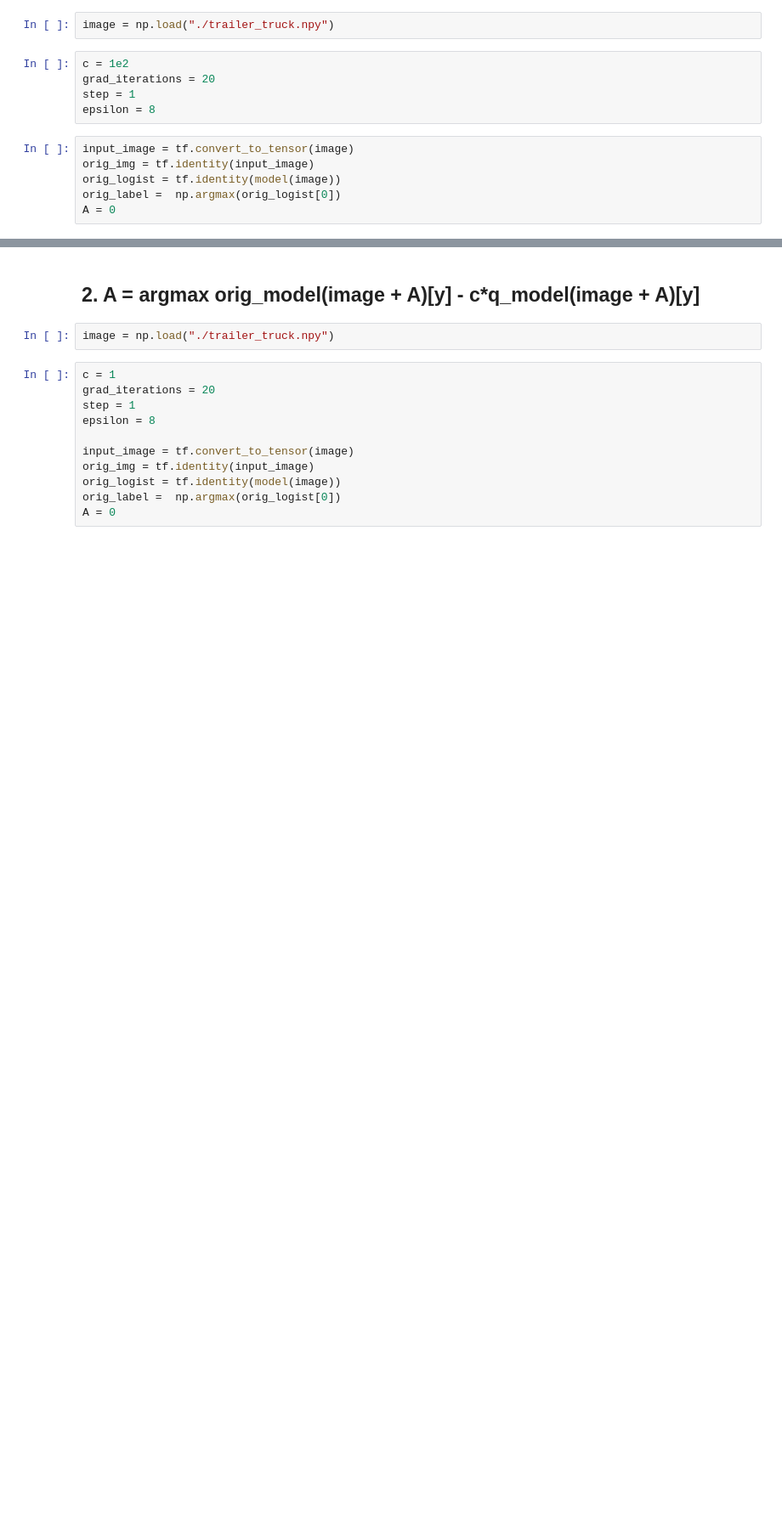
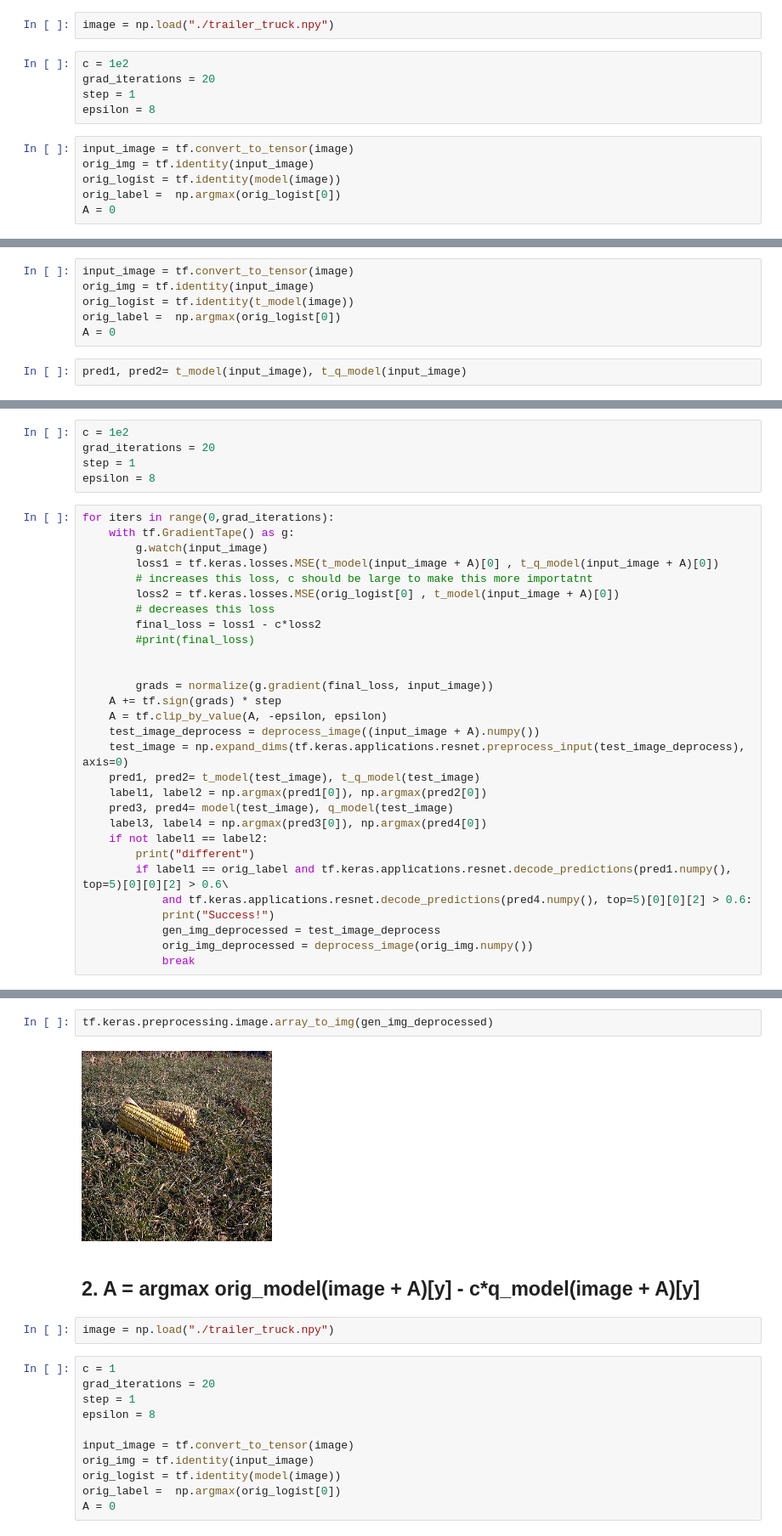
Before and after one commit to WeiHao97/deepxplore, a Jupyter notebook: ImageNet/int8vsft32-benchmark_wei.ipynb, the cells around one changed output, grey strips where cells are left out. Shown at 85% size. Drawn from its saved outputs; the diff is of its cells as text; blank space fills up the shorter version.

```diff
--- a/ImageNet/int8vsft32-benchmark_wei.ipynb
+++ b/ImageNet/int8vsft32-benchmark_wei.ipynb
@@ -242,0 +258,8 @@ tf.Tensor(
+# %%
+input_image = tf.convert_to_tensor(image)
+orig_img = tf.identity(input_image)
+orig_logist = tf.identity(t_model(image))
+orig_label =  np.argmax(orig_logist[0])
+A = 0
+# %%
+pred1, pred2= t_model(input_image), t_q_model(input_image)
@@ -242,0 +282,34 @@ tf.Tensor(
+# %%
+c = 1e2
+grad_iterations = 20
+step = 1
+epsilon = 8
+# %%
+for iters in range(0,grad_iterations):
+    with tf.GradientTape() as g:
+        g.watch(input_image)
+        loss1 = tf.keras.losses.MSE(t_model(input_image + A)[0] , t_q_model(input_image + A)[0])
+        # increases this loss, c should be large to make this more importatnt
+        loss2 = tf.keras.losses.MSE(orig_logist[0] , t_model(input_image + A)[0])
+        # decreases this loss
+        final_loss = loss1 - c*loss2
+        #print(final_loss)
+
+
+        grads = normalize(g.gradient(final_loss, input_image))
+    A += tf.sign(grads) * step
+    A = tf.clip_by_value(A, -epsilon, epsilon)
+    test_image_deprocess = deprocess_image((input_image + A).numpy())
+    test_image = np.expand_dims(tf.keras.applications.resnet.preprocess_input(test_image_deprocess), axis=0)
+    pred1, pred2= t_model(test_image), t_q_model(test_image)
+    label1, label2 = np.argmax(pred1[0]), np.argmax(pred2[0])
+    pred3, pred4= model(test_image), q_model(test_image)
+    label3, label4 = np.argmax(pred3[0]), np.argmax(pred4[0])
+    if not label1 == label2:
+        print("different")
+        if label1 == orig_label and tf.keras.applications.resnet.decode_predictions(pred1.numpy(), top=5)[0][0][2] > 0.6\
+            and tf.keras.applications.resnet.decode_predictions(pred4.numpy(), top=5)[0][0][2] > 0.6:
+            print("Success!")
+            gen_img_deprocessed = test_image_deprocess
+            orig_img_deprocessed = deprocess_image(orig_img.numpy())
+            break
@@ -243,3 +337,7 @@ tf.Tensor(
+# %%
+tf.keras.preprocessing.image.array_to_img(gen_img_deprocessed)
+# %% [output]
+[figure, added]
 # %% [markdown]
 ## 2. A = argmax orig_model(image + A)[y] - c*q_model(image + A)[y]
 # %%
```
Also changed, not shown: parts of 24 cells of this notebook, 1 other file.
